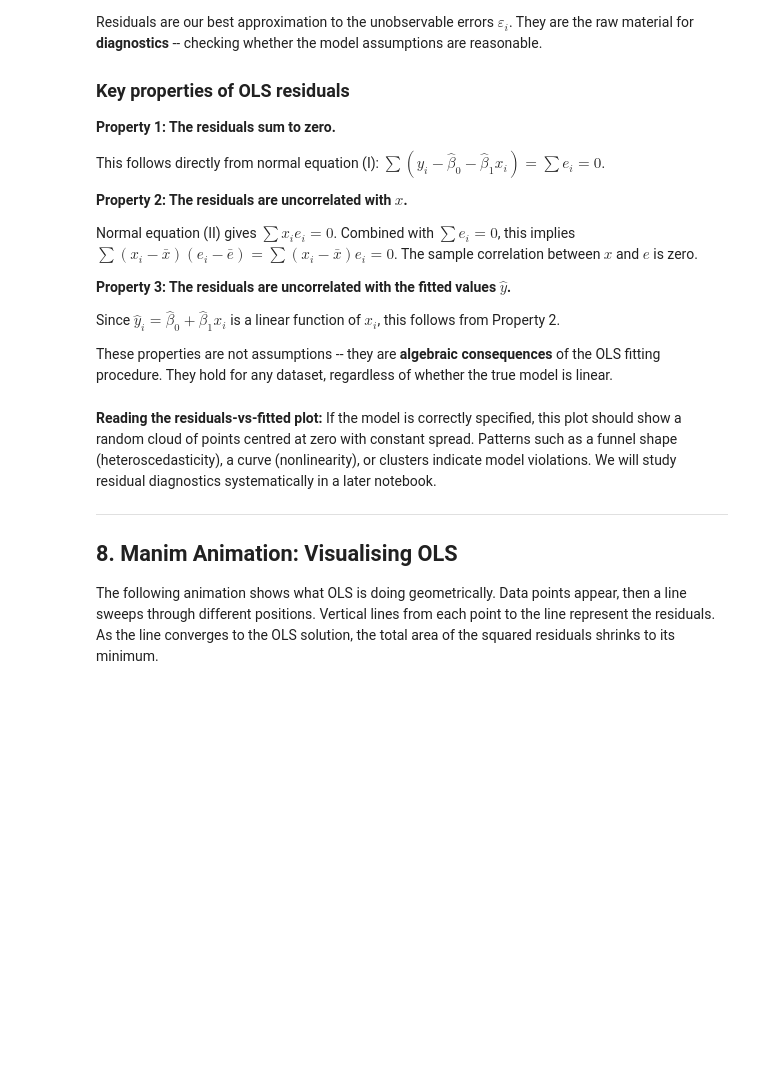
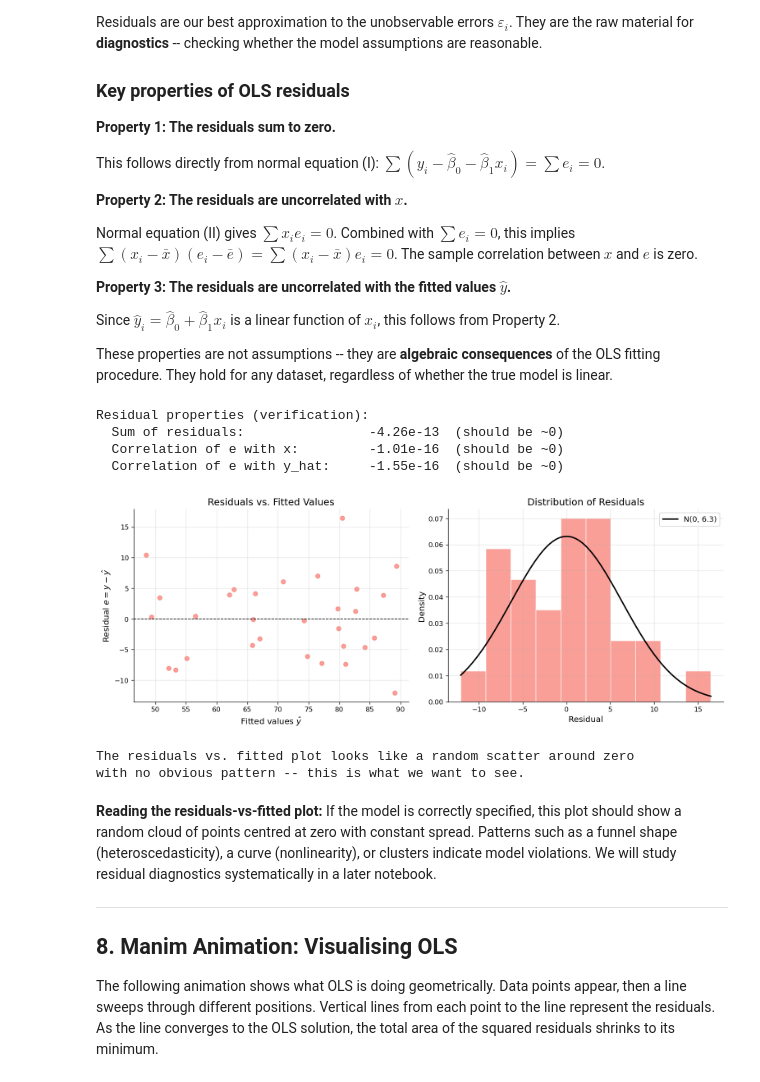
Before and after one commit to alextimmer/applied-and-mathematical-statistics, a Jupyter notebook: notebooks/06_linear_models/01_simple_linear_regression.ipynb, the cells around one changed output. Drawn from its saved outputs; the diff is of its cells as text; code cells hidden in the pictures; blank space fills up the shorter version.

```diff
--- a/notebooks/06_linear_models/01_simple_linear_regression.ipynb
+++ b/notebooks/06_linear_models/01_simple_linear_regression.ipynb
@@ -418,37 +457,54 @@ These properties are not assumptions -- they are **algebraic consequences** of t
 # %%
 # Compute and examine residuals
 y_hat = b0_hat + b1_hat * x
 residuals = y - y_hat
 
 print("Residual properties (verification):")
 print(f"  Sum of residuals:                {residuals.sum():.2e}  (should be ~0)")
-print(f"  Correlation of e with x:         {np.corrcoef(x, residuals)[0,1]:.2e}  (should be ~0)")
-print(f"  Correlation of e with y_hat:     {np.corrcoef(y_hat, residuals)[0,1]:.2e}  (should be ~0)")
+print(
+    f"  Correlation of e with x:         {np.corrcoef(x, residuals)[0, 1]:.2e}  (should be ~0)"
+)
+print(
+    f"  Correlation of e with y_hat:     {np.corrcoef(y_hat, residuals)[0, 1]:.2e}  (should be ~0)"
+)
 
 fig, axes = plt.subplots(1, 2, figsize=(13, 5))
 
 # Residuals vs fitted
 axes[0].scatter(y_hat, residuals, s=40, alpha=0.7)
 axes[0].axhline(0, color="black", linewidth=1, linestyle="--")
 axes[0].set_xlabel("Fitted values $\\hat y$")
 axes[0].set_ylabel("Residual $e = y - \\hat y$")
 axes[0].set_title("Residuals vs. Fitted Values")
 
 # Histogram of residuals
 axes[1].hist(residuals, bins=10, density=True, alpha=0.7, edgecolor="white")
 z_grid = np.linspace(residuals.min(), residuals.max(), 200)
-axes[1].plot(z_grid, stats.norm.pdf(z_grid, 0, residuals.std()),
-             color="black", linewidth=2, label=f"N(0, {residuals.std():.1f})")
+axes[1].plot(
+    z_grid,
+    stats.norm.pdf(z_grid, 0, residuals.std()),
+    color="black",
+    linewidth=2,
+    label=f"N(0, {residuals.std():.1f})",
+)
 axes[1].set_xlabel("Residual")
 axes[1].set_ylabel("Density")
 axes[1].set_title("Distribution of Residuals")
 axes[1].legend()
 
 plt.tight_layout()
 plt.show()
 
 print(f"\nThe residuals vs. fitted plot looks like a random scatter around zero")
 print(f"with no obvious pattern -- this is what we want to see.")
+# %% [output]
+Residual properties (verification):
+  Sum of residuals:                -4.26e-13  (should be ~0)
+  Correlation of e with x:         -1.01e-16  (should be ~0)
+  Correlation of e with y_hat:     -1.55e-16  (should be ~0)
+[figure, added]
+The residuals vs. fitted plot looks like a random scatter around zero
+with no obvious pattern -- this is what we want to see.
 # %% [markdown]
 **Reading the residuals-vs-fitted plot:** If the model is correctly specified, this plot should show a random cloud of points centred at zero with constant spread. Patterns such as a funnel shape (heteroscedasticity), a curve (nonlinearity), or clusters indicate model violations. We will study residual diagnostics systematically in a later notebook.
 
```
Also changed, not shown: parts of 14 cells of this notebook, 26 other files.
